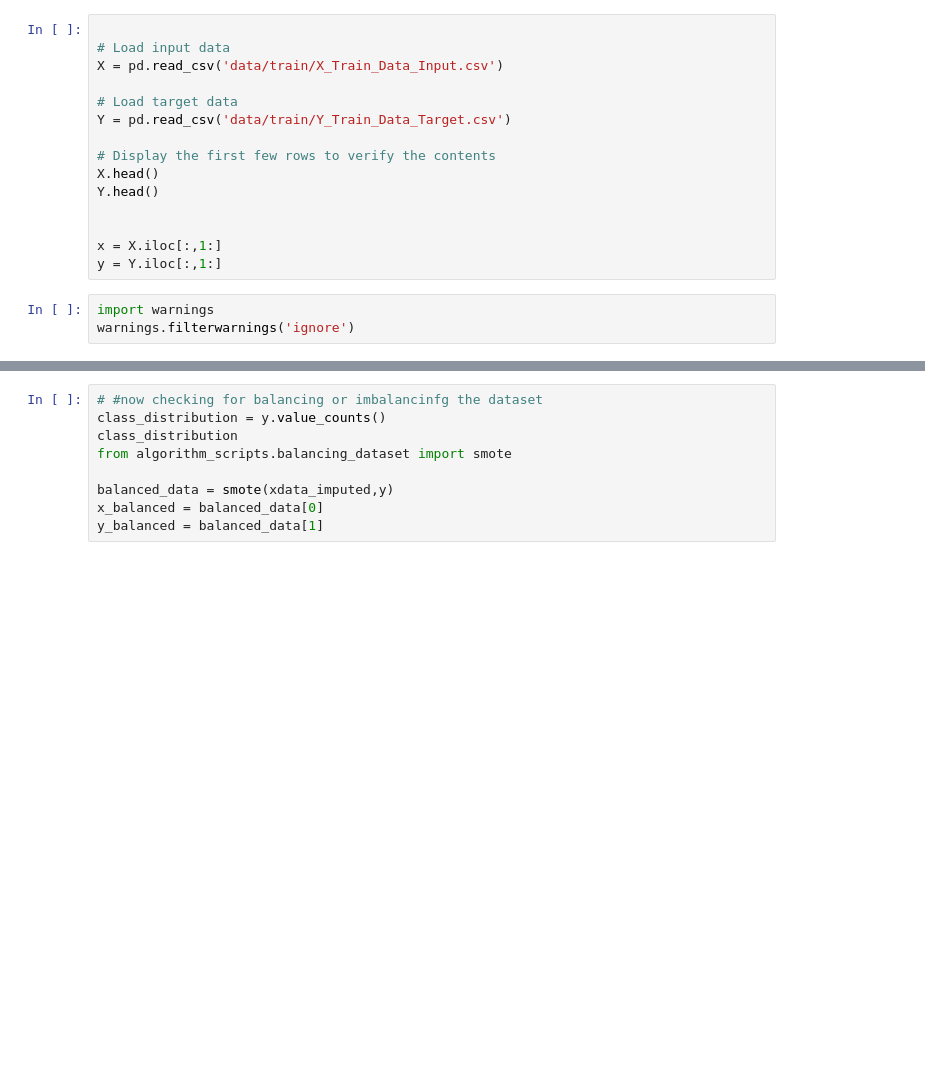
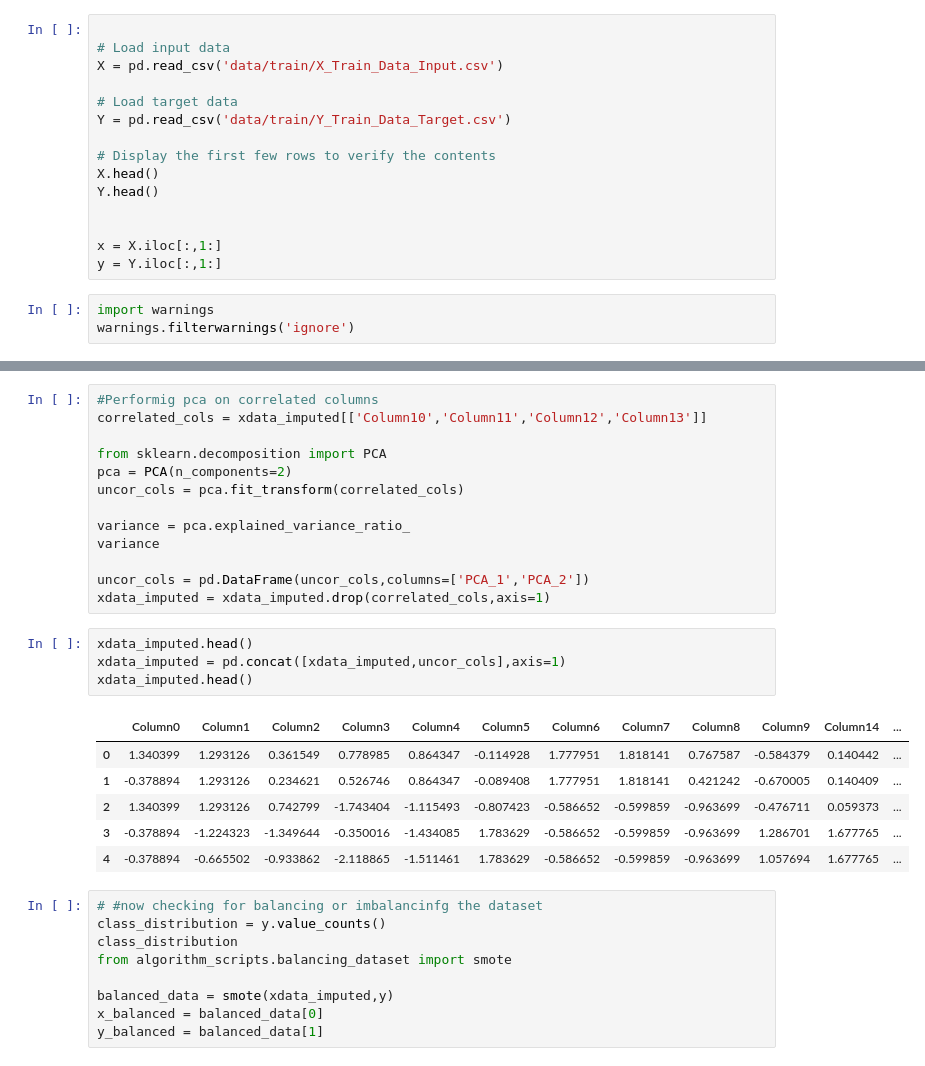
Before and after one commit to Saiteja2580/ML-Hackathon, a Jupyter notebook: Model.ipynb, the cells around one changed output, grey strips where cells are left out. Drawn from its saved outputs; the diff is of its cells as text; blank space fills up the shorter version.

```diff
--- a/Model.ipynb
+++ b/Model.ipynb
@@ -89,3 +218,27 @@ sns.heatmap(corr_marix,annot=True,cmap='coolwarm')
+# %%
+#Performig pca on correlated columns
+correlated_cols = xdata_imputed[['Column10','Column11','Column12','Column13']]
+
+from sklearn.decomposition import PCA
+pca = PCA(n_components=2)
+uncor_cols = pca.fit_transform(correlated_cols)
+
+variance = pca.explained_variance_ratio_
+variance
+
+uncor_cols = pd.DataFrame(uncor_cols,columns=['PCA_1','PCA_2'])
+xdata_imputed = xdata_imputed.drop(correlated_cols,axis=1)
+# %%
+xdata_imputed.head()
+xdata_imputed = pd.concat([xdata_imputed,uncor_cols],axis=1)
+xdata_imputed.head()
+# %% [output]
+|  | Column0 | Column1 | Column2 | Column3 | Column4 | Column5 | Column6 | Column7 | Column8 | Column9 | Column14 | ... |
+| 0 | 1.340399 | 1.293126 | 0.361549 | 0.778985 | 0.864347 | -0.114928 | 1.777951 | 1.818141 | 0.767587 | -0.584379 | 0.140442 | ... |
+| 1 | -0.378894 | 1.293126 | 0.234621 | 0.526746 | 0.864347 | -0.089408 | 1.777951 | 1.818141 | 0.421242 | -0.670005 | 0.140409 | ... |
+| 2 | 1.340399 | 1.293126 | 0.742799 | -1.743404 | -1.115493 | -0.807423 | -0.586652 | -0.599859 | -0.963699 | -0.476711 | 0.059373 | ... |
+| 3 | -0.378894 | -1.224323 | -1.349644 | -0.350016 | -1.434085 | 1.783629 | -0.586652 | -0.599859 | -0.963699 | 1.286701 | 1.677765 | ... |
+| 4 | -0.378894 | -0.665502 | -0.933862 | -2.118865 | -1.511461 | 1.783629 | -0.586652 | -0.599859 | -0.963699 | 1.057694 | 1.677765 | ... |
 # %%
 # #now checking for balancing or imbalancinfg the dataset
 class_distribution = y.value_counts()
```
Also changed, not shown: parts of 18 cells of this notebook, 6 other files.
